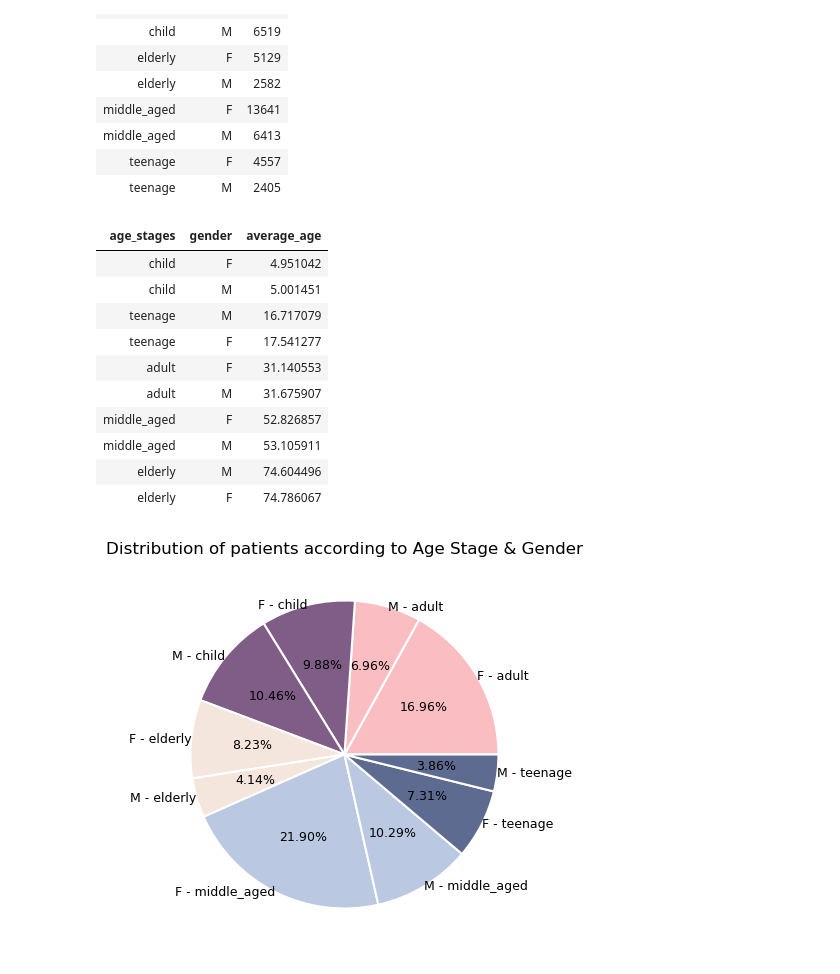
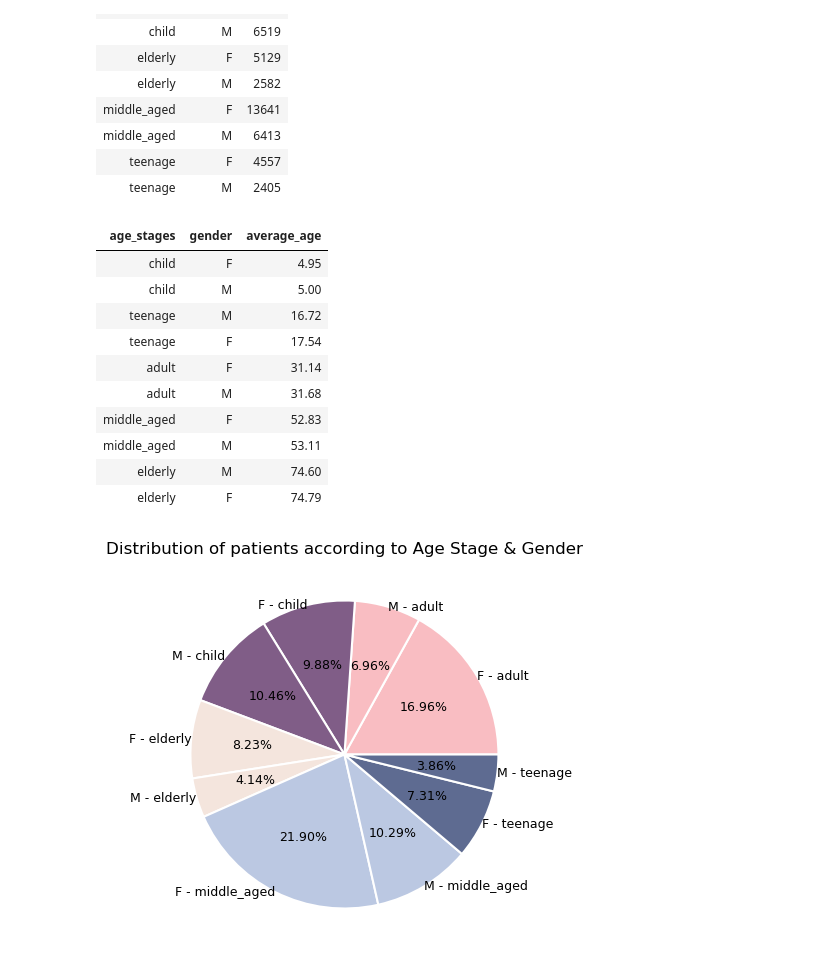
Before and after one commit to hend-a-ghafour/No-Show-Appointments, a Jupyter notebook: no_show_appointments.ipynb, the cells around one changed output. Cells and saved outputs as stored; diff of their text form; code cells hidden in the pictures.

```diff
--- a/no_show_appointments.ipynb
+++ b/no_show_appointments.ipynb
@@ -541,19 +541,19 @@ count_stages_gender.sort_values('age_stages').style.hide()
 # %%
 # Category averages when classifies by gender:
 avg_age_gender=df.groupby(['age_stages','gender']).age.mean().reset_index().rename(columns={'age':'average_age'})
-avg_age_gender.sort_values('average_age').style.hide()
+avg_age_gender.sort_values('average_age').style.hide().format({'average_age':'{:,.2f}'})
 # %% [output]
 | age_stages | gender | average_age |
-| child | F | 4.951042 |
-| child | M | 5.001451 |
-| teenage | M | 16.717079 |
-| teenage | F | 17.541277 |
-| adult | F | 31.140553 |
-| adult | M | 31.675907 |
-| middle_aged | F | 52.826857 |
-| middle_aged | M | 53.105911 |
-| elderly | M | 74.604496 |
-| elderly | F | 74.786067 |
+| child | F | 4.95 |
+| child | M | 5.00 |
+| teenage | M | 16.72 |
+| teenage | F | 17.54 |
+| adult | F | 31.14 |
+| adult | M | 31.68 |
+| middle_aged | F | 52.83 |
+| middle_aged | M | 53.11 |
+| elderly | M | 74.60 |
+| elderly | F | 74.79 |
 # %%
 # Visualizing counts & averages of age_stages when classified by gender:
 x=df.groupby(['age_stages','gender']).patient_id.nunique()
```
Also changed, not shown: parts of 13 cells of this notebook.
